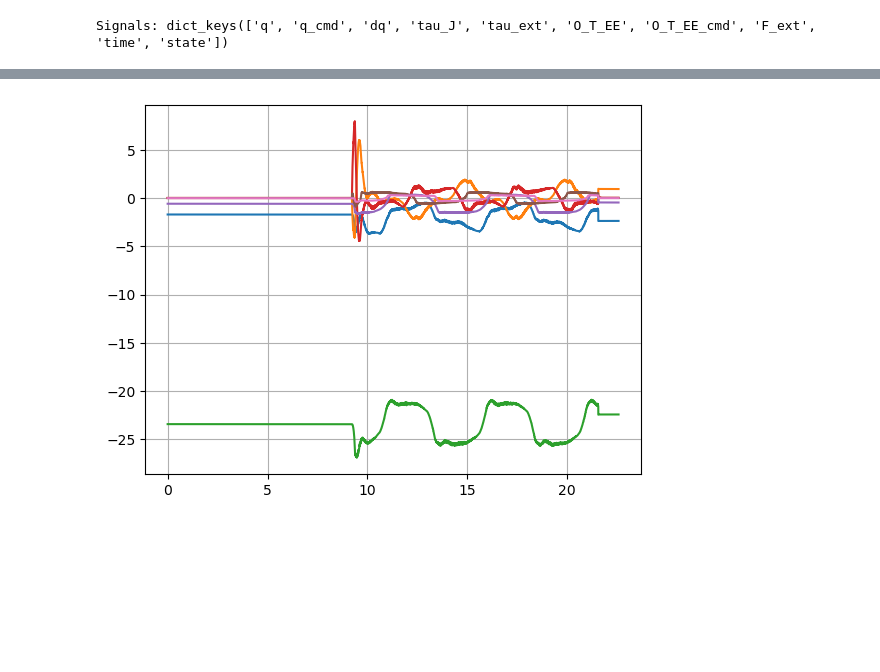
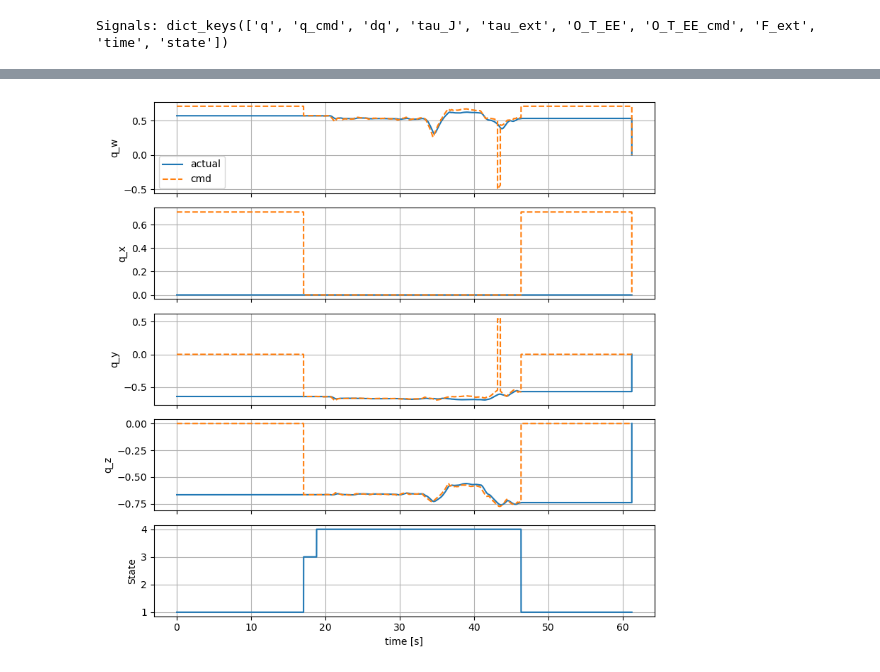
Before and after one commit to AlexanderWegenerRobotics/teleop-simulator, a Jupyter notebook: analysis/notebooks/read_logging.ipynb, the cells around one changed output, grey strips where cells are left out. Cells and saved outputs as stored; diff of their text form; code cells hidden in the pictures; blank space fills up the shorter version.

```diff
--- a/analysis/notebooks/read_logging.ipynb
+++ b/analysis/notebooks/read_logging.ipynb
@@ -49,8 +42,45 @@ plt.show()
-# %%
-# data["time"],
-plt.plot(data["time"], data["tau_J"])
-plt.grid()
-
-plt.show()
-# %% [output]
-[figure, removed]
+# %%
+def mat4_to_quat(T_flat):
+    """Column-major flat 4x4 → quaternion [w, x, y, z] per row."""
+    n = T_flat.shape[0]
+    quats = np.zeros((n, 4))
+    for i in range(n):
+        R = T_flat[i, :9].reshape(3, 3, order='F')  # column-major
+        tr = np.trace(R)
+        w = np.sqrt(max(0, 1 + tr)) / 2
+        x = np.sqrt(max(0, 1 + R[0,0] - R[1,1] - R[2,2])) / 2
+        y = np.sqrt(max(0, 1 - R[0,0] + R[1,1] - R[2,2])) / 2
+        z = np.sqrt(max(0, 1 - R[0,0] - R[1,1] + R[2,2])) / 2
+        x = np.copysign(x, R[2,1] - R[1,2])
+        y = np.copysign(y, R[0,2] - R[2,0])
+        z = np.copysign(z, R[1,0] - R[0,1])
+        quats[i] = [w, x, y, z]
+    return quats
+
+quat_ee = mat4_to_quat(data["O_T_EE"])
+quat_cmd = mat4_to_quat(data["O_T_EE_cmd"])
+
+# ensure consistent sign (quaternion double-cover)
+for i in range(1, len(quat_ee)):
+    if np.dot(quat_ee[i], quat_ee[i-1]) < 0:
+        quat_ee[i] *= -1
+for i in range(1, len(quat_cmd)):
+    if np.dot(quat_cmd[i], quat_cmd[i-1]) < 0:
+        quat_cmd[i] *= -1
+
+fig, axs = plt.subplots(5, 1, sharex=True, figsize=(8, 8))
+labels = ["w", "x", "y", "z"]
+for i in range(4):
+    axs[i].plot(data["time"], quat_ee[:, i], label="actual")
+    axs[i].plot(data["time"], quat_cmd[:, i], label="cmd", linestyle="--")
+    axs[i].set_ylabel(f"q_{labels[i]}")
+    axs[i].grid(True)
+axs[0].legend()
+axs[4].plot(data["time"], data["state"])
+axs[4].set_ylabel("State")
+axs[4].grid(True)
+axs[-1].set_xlabel("time [s]")
+plt.tight_layout()
+plt.show()
+# %% [output]
+[figure, added]
```
Also changed, not shown: parts of 3 cells of this notebook, 4 other files.
